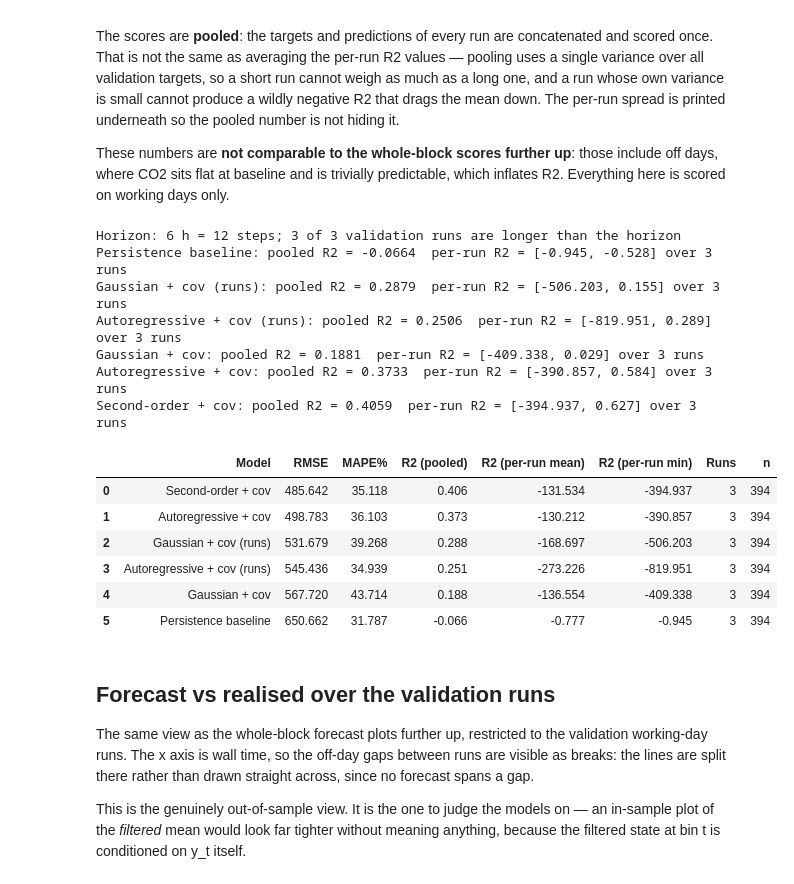
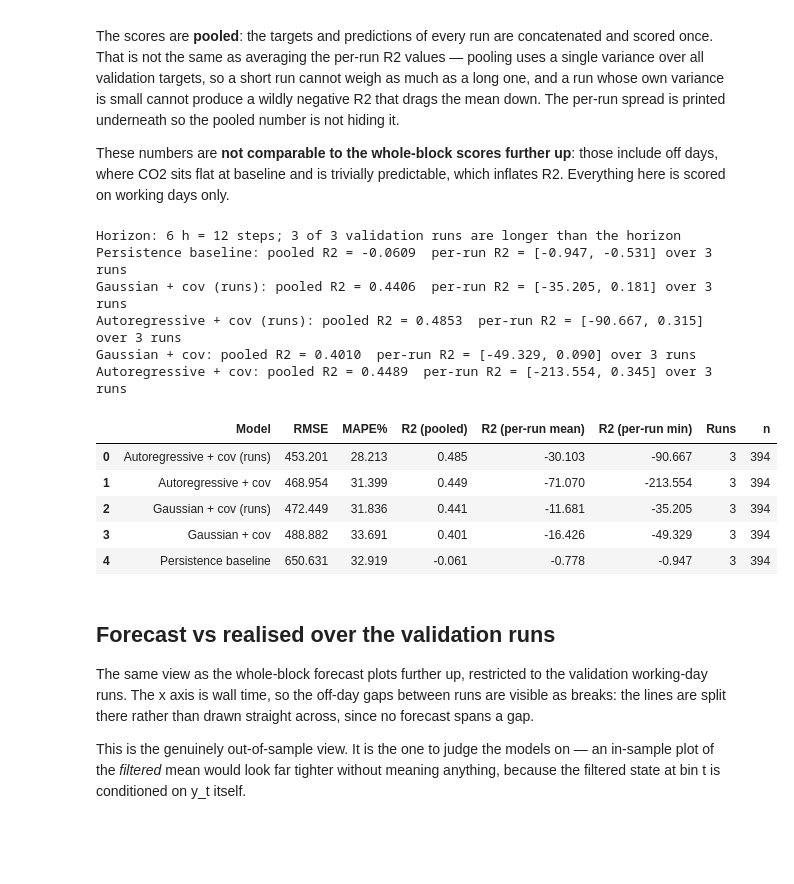
Before and after one commit to Maccen26/hmm-modelling, a Jupyter notebook: week_5_part_2.ipynb, the cells around one changed output. Saved outputs shown, nothing was run; the diff lists cells and outputs as text; code cells hidden in the pictures; blank space fills up the shorter version.

```diff
--- a/week_5_part_2.ipynb
+++ b/week_5_part_2.ipynb
@@ -27,7 +27,7 @@ N_WEEKLY_CYCLES = [1]     # -> sin_week_1..k / cos_week_1..k
 
 # --- Model / evaluation -----------------------------------------------------------
 STATES          = 4
-AR_LAGS         = 6
+AR_LAGS         = 1
 ORDER           = 2     # Markov order of the higher-order transition
 HORIZON_HOURS   = 6     # forecast horizon
 
@@ -171,6 +281,6 @@ print(f"  seed LL {ll_seed:.4f} vs AR+cov LL {ll_ar:.4f}  (difference {ll_seed -
 so_cov.fit(**FIT_KW)
 print(f"  log-likelihood: {so_cov.log_likelihood():.4f}   converged: {so_cov.hmm_results.convergence}")
 
-models = {"Gaussian + cov": gauss_cov, "Autoregressive + cov": ar_cov, "Second-order + cov": so_cov}
+models = {"Gaussian + cov": gauss_cov, "Autoregressive + cov": ar_cov}#, #"Second-order + cov": so_cov}
 # %% [output]
 === Gaussian HMM + covariates ===
@@ -253,7 +390,7 @@ Horizon: 6 h = 12 steps
 # %%
 # --- forecast vs realised, one panel per model -------------------------------------
 fig, axes = plt.subplots(len(forecasts), 1, figsize=(14, 3 * len(forecasts)), sharex=True)
-for ax, (name, (idx, yt, yp)) in zip(np.atleast_1d(axes), forecasts.items()):
+for ax, (name, (idx, yt, yp, _sp)) in zip(np.atleast_1d(axes), forecasts.items()):
     ax.plot(dates[idx], yt, color="black", lw=1.0, label="Actual CO2")
     ax.plot(dates[idx], yp, color="tab:red", lw=1.2, alpha=0.85,
             label=f"{HORIZON_HOURS}h-ahead forecast")
@@ -267,7 +404,7 @@ plt.tight_layout(); plt.show()
 
 # --- forecast error, all models on one axis ----------------------------------------
 fig, ax = plt.subplots(figsize=(14, 3.6))
-for name, (idx, yt, yp) in forecasts.items():
+for name, (idx, yt, yp, _sp) in forecasts.items():
     ax.plot(dates[idx], yp - yt, lw=0.9, alpha=0.85, label=name)
 ax.axhline(0.0, color="black", lw=0.8)
 ax.set(title=f"{HORIZON_HOURS}h-ahead forecast error (prediction - actual) — validation",
@@ -469,73 +606,72 @@ def pooled_run_forecast(model, runs, ys_batch, xs_batch):
     mapped back through the run's own index group to an absolute position in `ys` /
     `dates`. Without that the pooled series cannot be put on a time axis.
     """
-    idx_all, yt_all, yp_all, per_run = [], [], [], []
+    idx_all, yt_all, yp_all, sp_all, per_run = [], [], [], [], []
     for g, y_run, x_run in zip(runs, ys_batch, xs_batch):
         if len(y_run) <= K + AR_START:  # no anchor leaves a target inside the run
             continue
-        local_idx, yt, yp = rolling_forecast(model, y_run, x_run, AR_START, len(y_run), K)
+        local_idx, yt, yp, sp = rolling_forecast(model, y_run, x_run, AR_START, len(y_run), K)
         idx_all.append(np.asarray(g)[local_idx])
-        yt_all.append(yt); yp_all.append(yp)
+        yt_all.append(yt); yp_all.append(yp); sp_all.append(sp)
         per_run.append(r2_score(yt, yp))
     return (np.concatenate(idx_all), np.concatenate(yt_all),
-            np.concatenate(yp_all), per_run)
+            np.concatenate(yp_all), np.concatenate(sp_all), per_run)
 
 def pooled_run_persistence(runs, ys_batch):
     idx_all, yt_all, yp_all, per_run = [], [], [], []
     for g, y_run in zip(runs, ys_batch):
         if len(y_run) <= K + AR_START:
             continue
-        local_idx, yt, yp = rolling_persistence(y_run, AR_START, len(y_run), K)
+        local_idx, yt, yp, _sp = rolling_persistence(y_run, AR_START, len(y_run), K)
         idx_all.append(np.asarray(g)[local_idx])
         yt_all.append(yt); yp_all.append(yp)
         per_run.append(r2_score(yt, yp))
+    # No state distribution behind a persistence forecast -- None keeps the tuple shape.
     return (np.concatenate(idx_all), np.concatenate(yt_all),
-            np.concatenate(yp_all), per_run)
+            np.concatenate(yp_all), None, per_run)
 
 pooled = {"Persistence baseline": pooled_run_persistence(val_runs, ys_val_batch)}
 #Extend the batch notebook with the other models, so the pooled table has all of them
 
 for name, m in models_batch.items():
     pooled[name] = pooled_run_forecast(m, val_runs, ys_val_batch, xs_val_batch)
 
 xs_val_batch_full = [X_std[g] for g in val_runs]  # the batch notebook dropped the off_day column
 for name, m in models.items():
     pooled[name] = pooled_run_forecast(m, val_runs, ys_val_batch, xs_val_batch_full)
 
 
 val_table = pd.DataFrame([
     {"Model": name,
      "RMSE": rmse(yt, yp),
      "MAPE%": mape(yt, yp),
      "R2 (pooled)": r2_score(yt, yp),
      "R2 (per-run mean)": float(np.mean(per_run)),
      "R2 (per-run min)": float(np.min(per_run)),
      "Runs": len(per_run),
      "n": len(yt)}
-    for name, (_idx, yt, yp, per_run) in pooled.items()
+    for name, (_idx, yt, yp, _sp, per_run) in pooled.items()
 ]).sort_values("RMSE").reset_index(drop=True)
 
 
-for name, (_idx, yt, yp, per_run) in pooled.items():
+for name, (_idx, yt, yp, _sp, per_run) in pooled.items():
     print(f"{name}: pooled R2 = {r2_score(yt, yp):.4f}  "
           f"per-run R2 = [{min(per_run):.3f}, {max(per_run):.3f}] over {len(per_run)} runs")
 
 val_table.round(3)
 # %% [output]
 Horizon: 6 h = 12 steps; 3 of 3 validation runs are longer than the horizon
-Persistence baseline: pooled R2 = -0.0664  per-run R2 = [-0.945, -0.528] over 3 runs
-Gaussian + cov (runs): pooled R2 = 0.2879  per-run R2 = [-506.203, 0.155] over 3 runs
-Autoregressive + cov (runs): pooled R2 = 0.2506  per-run R2 = [-819.951, 0.289] over 3 runs
-Gaussian + cov: pooled R2 = 0.1881  per-run R2 = [-409.338, 0.029] over 3 runs
-Autoregressive + cov: pooled R2 = 0.3733  per-run R2 = [-390.857, 0.584] over 3 runs
-Second-order + cov: pooled R2 = 0.4059  per-run R2 = [-394.937, 0.627] over 3 runs
+Persistence baseline: pooled R2 = -0.0609  per-run R2 = [-0.947, -0.531] over 3 runs
+Gaussian + cov (runs): pooled R2 = 0.4406  per-run R2 = [-35.205, 0.181] over 3 runs
+Autoregressive + cov (runs): pooled R2 = 0.4853  per-run R2 = [-90.667, 0.315] over 3 runs
+Gaussian + cov: pooled R2 = 0.4010  per-run R2 = [-49.329, 0.090] over 3 runs
+Autoregressive + cov: pooled R2 = 0.4489  per-run R2 = [-213.554, 0.345] over 3 runs
 |  | Model | RMSE | MAPE% | R2 (pooled) | R2 (per-run mean) | R2 (per-run min) | Runs | n |
-| 0 | Second-order + cov | 485.642 | 35.118 | 0.406 | -131.534 | -394.937 | 3 | 394 |
-| 1 | Autoregressive + cov | 498.783 | 36.103 | 0.373 | -130.212 | -390.857 | 3 | 394 |
-| 2 | Gaussian + cov (runs) | 531.679 | 39.268 | 0.288 | -168.697 | -506.203 | 3 | 394 |
-| 3 | Autoregressive + cov (runs) | 545.436 | 34.939 | 0.251 | -273.226 | -819.951 | 3 | 394 |
-| 4 | Gaussian + cov | 567.720 | 43.714 | 0.188 | -136.554 | -409.338 | 3 | 394 |
-| 5 | Persistence baseline | 650.662 | 31.787 | -0.066 | -0.777 | -0.945 | 3 | 394 |
+| 0 | Autoregressive + cov (runs) | 453.201 | 28.213 | 0.485 | -30.103 | -90.667 | 3 | 394 |
+| 1 | Autoregressive + cov | 468.954 | 31.399 | 0.449 | -71.070 | -213.554 | 3 | 394 |
+| 2 | Gaussian + cov (runs) | 472.449 | 31.836 | 0.441 | -11.681 | -35.205 | 3 | 394 |
+| 3 | Gaussian + cov | 488.882 | 33.691 | 0.401 | -16.426 | -49.329 | 3 | 394 |
+| 4 | Persistence baseline | 650.631 | 32.919 | -0.061 | -0.778 | -0.947 | 3 | 394 |
 # %% [markdown]
 ## Forecast vs realised over the validation runs
 
```
Also changed, not shown: parts of 16 cells of this notebook, 9 other files.
